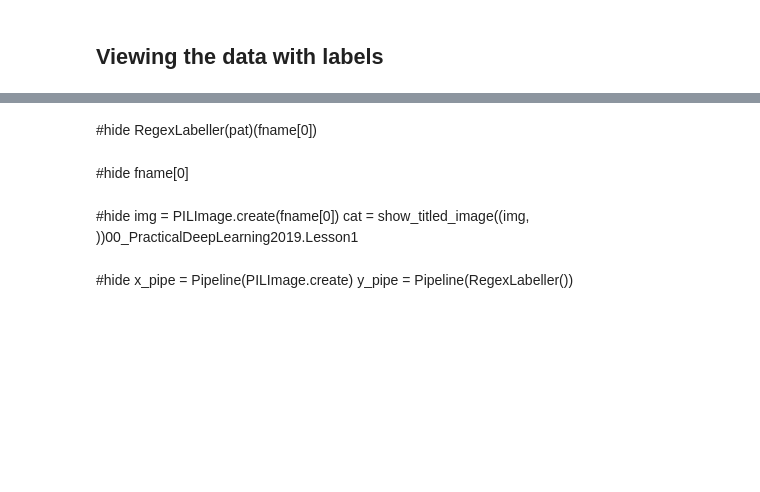
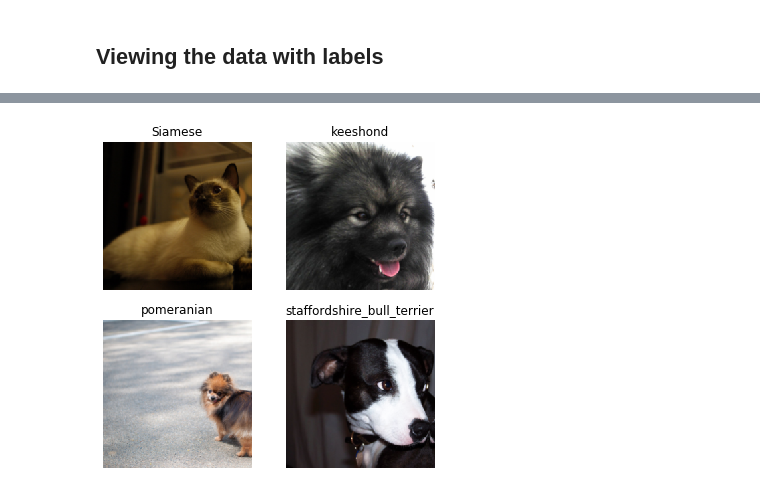
Before and after one commit to hoftherose/FastaiV2Course, a Jupyter notebook: nbs/00_PracticalDeepLearning2019.Lesson1.ipynb, the cells around one changed output, grey strips where cells are left out. Drawn from its saved outputs; the diff is of its cells as text; code cells hidden in the pictures; blank space fills up the shorter version.

```diff
--- a/nbs/00_PracticalDeepLearning2019.Lesson1.ipynb
+++ b/nbs/00_PracticalDeepLearning2019.Lesson1.ipynb
@@ -124,18 +151,17 @@ def resized_image(fn:Path, sz=128):
 # %%
 #export
-pat = r'([^/]+)_\d+\.jpg$'
+pat = r'/(\w+)_\d+.jpg'
+
+dblock = DataBlock((ImageBlock,CategoryBlock),
+                    splitter=RandomSplitter(),
+                    get_items=get_image_files,
+                    item_tfms=Resize(224),
+                    batch_tfms=aug_transforms(),
+                    get_y=RegexLabeller(pat))
-# %% [markdown]
-#hide
-RegexLabeller(pat)(fname[0])
-# %% [markdown]
-#hide
-fname[0]
-# %% [markdown]
-#hide
-img = PILImage.create(fname[0])
-cat =
-show_titled_image((img, ))00_PracticalDeepLearning2019.Lesson1
-# %% [markdown]
-#hide
-x_pipe = Pipeline(PILImage.create)
-y_pipe = Pipeline(RegexLabeller())
+# %%
+#export
+dls = dblock.dataloaders(path_img, bs=4)
+
+dls.show_batch()
+# %% [output]
+[figure, added]
```
Also changed, not shown: parts of 3 cells of this notebook, 3 other files.
